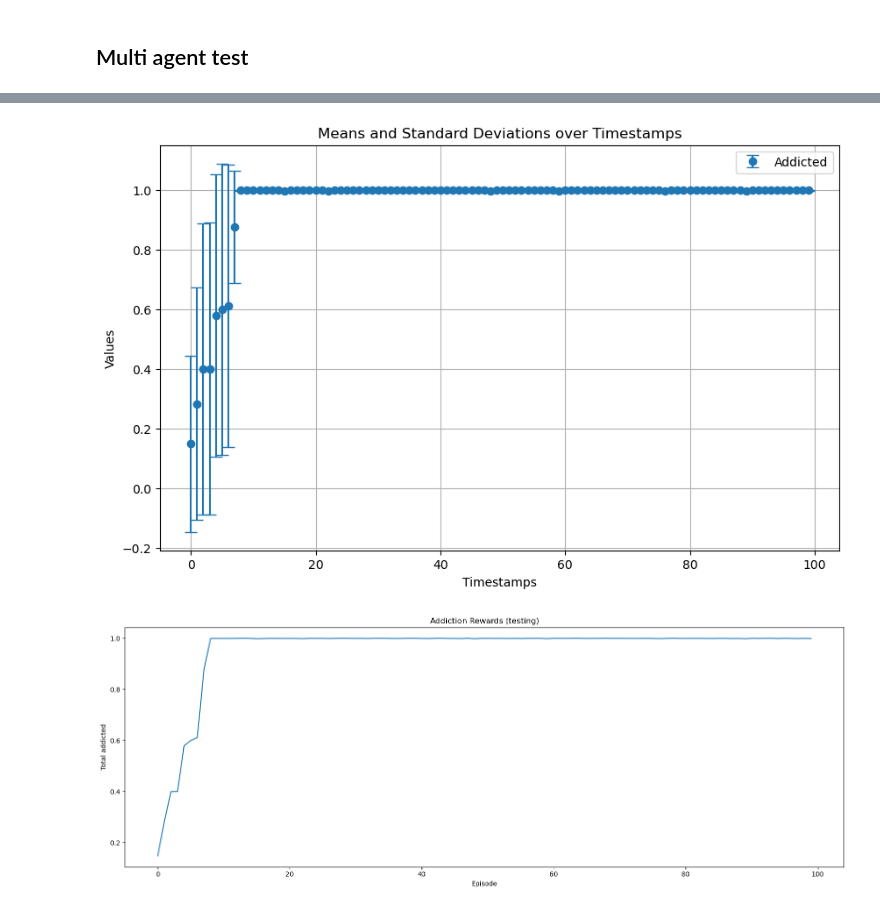
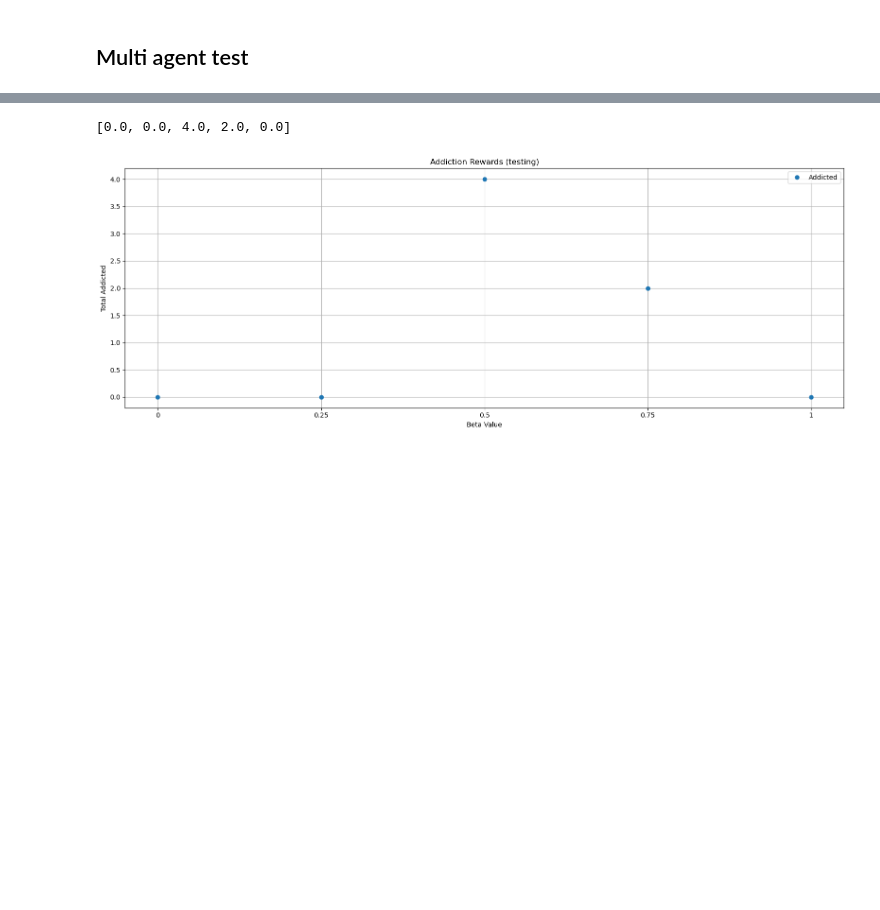
Before and after one commit to Gabriele-Maggi/ProgettoIA-2024, a Jupyter notebook: Notebooks/EnvTest.ipynb, the cells around one changed output, grey strips where cells are left out. Saved outputs shown, nothing was run; the diff lists cells and outputs as text; code cells hidden in the pictures; blank space fills up the shorter version.

Commit message:
addicted to chaos

```diff
--- a/Notebooks/EnvTest.ipynb
+++ b/Notebooks/EnvTest.ipynb
@@ -374,13 +398,12 @@ start_epsilon = 0.4
 epsilon_decay = start_epsilon / (env.get_iter() / 2)  # reduce the exploration over time
 final_epsilon = 0.1
 
-env.unwrapped.reset_bandit()
 agentMB = MBLearningAgent(
     learning_rate = lr,
     initial_epsilon = start_epsilon,
     epsilon_decay = epsilon_decay,
     final_epsilon = final_epsilon,
-    mbus = 15
+    mbus = 1
 )
 # %%
 addiction_states = []
@@ -515,20 +566,27 @@ done = False
 addicted = 0
 r = 0
 
+a_count = 1
+h_count = 1
+
 while not done:
     action = agentMX.get_action(obs)
+    next_obs, reward, terminated, truncated, info = env.step(action)
+    agentMX.update(obs, action, reward, terminated, next_obs)
 
-    next_obs, reward, terminated, truncated, info = env.step(action)
+    if obs == 3 and next_obs == 4:
+        a_count += 1
+    elif obs == 2 and next_obs == 1:
+        h_count += 1
 
-    agentMX.update(obs, action, reward, terminated, next_obs)
-    #agentMB.prioritized_sweeping(obs, action, 10000)
 
     done = terminated or truncated
     obs = next_obs
     r += reward
-    if obs == 4:
-        addicted += 1
+
+    healthy_rates.append(h_count / a_count)
     pbar.update(1)
+
     addiction_states.append(addicted)
     total_reward.append(r)
 
@@ -651,24 +776,20 @@ calcolo
 # %%
-#plot
-#print(sys.getsizeof(stds))
-timestamps = np.arange(T)
-plt.figure(figsize=(10, 6))
-plt.errorbar(timestamps, meansA, yerr=stdsA, fmt='o', capsize=5, label='Addicted')
-#plt.errorbar(timestamps, meansH, yerr=stdsH, fmt='o', capsize=5, label='Healthy', color='pink')
-plt.xlabel('Timestamps')
-plt.ylabel('Values')
-plt.title('Means and Standard Deviations over Timestamps')
+timestamps = np.arange(len(beta_range))
+
+# Print addicted percentage for debugging
+print(addicted_perc)
+
+# Plot the graph
+plt.figure(figsize=(16, 6))
+plt.errorbar(timestamps, addicted_perc, fmt='o', capsize=5, label='Addicted')
+plt.xticks(timestamps, beta_range)  # Set beta values as x-axis ticks
+plt.title('Addiction Rewards (testing)')
+plt.xlabel('Beta Value')
+plt.ylabel('Total Addicted')
 plt.legend()
+plt.tight_layout()
 plt.grid(True)
 plt.show()
-
-plt.figure(figsize=(16, 6))
-plt.plot(addiction_states)
-plt.title('Addiction Rewards (testing)')
-plt.xlabel('Episode')
-plt.ylabel('Total addicted')
-plt.tight_layout()
-plt.show()
 # %% [output]
+[0.0, 0.0, 4.0, 2.0, 0.0]
-[figure, old version]
+[figure, new version]
-[figure, removed]
```
Also changed, not shown: parts of 17 cells of this notebook, 6 other files.
